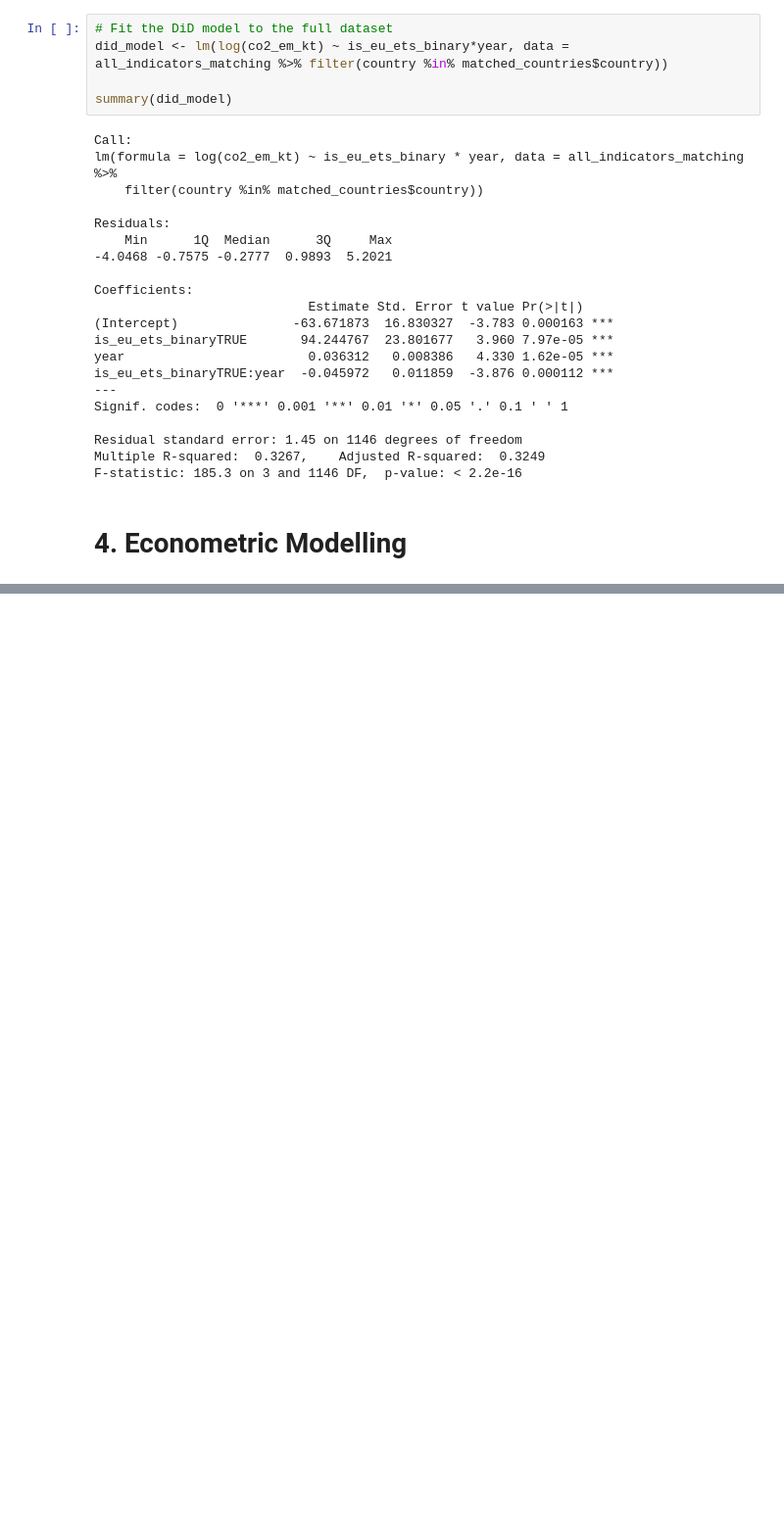
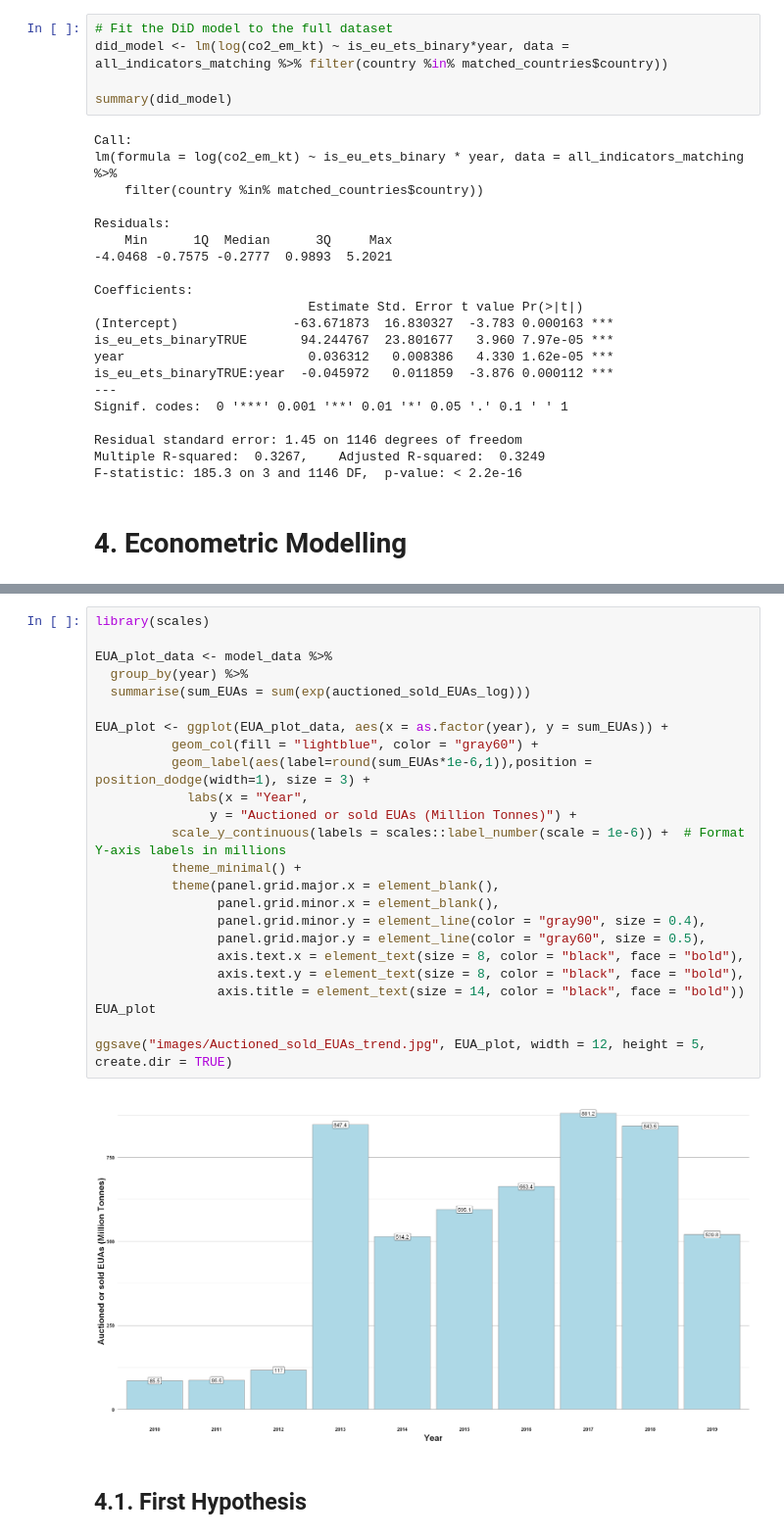
Before and after one commit to huseyinpolat-ds/UW_WNE_DSBA_Master_Thesis_437969, a Jupyter notebook: Thesis.ipynb, the cells around one changed output, grey strips where cells are left out. Shown at 98% size. Cells and saved outputs as stored; diff of their text form; blank space fills up the shorter version.

```diff
--- a/Thesis.ipynb
+++ b/Thesis.ipynb
@@ -2096,0 +1471,28 @@ Signif. codes:  0 '***' 0.001 '**' 0.01 '*' 0.05 '.' 0.1 ' ' 1
+# %%
+library(scales)
+
+EUA_plot_data <- model_data %>%
+  group_by(year) %>%
+  summarise(sum_EUAs = sum(exp(auctioned_sold_EUAs_log)))
+
+EUA_plot <- ggplot(EUA_plot_data, aes(x = as.factor(year), y = sum_EUAs)) +
+          geom_col(fill = "lightblue", color = "gray60") +
+          geom_label(aes(label=round(sum_EUAs*1e-6,1)),position = position_dodge(width=1), size = 3) +
+            labs(x = "Year",
+               y = "Auctioned or sold EUAs (Million Tonnes)") +
+          scale_y_continuous(labels = scales::label_number(scale = 1e-6)) +  # Format Y-axis labels in millions
+          theme_minimal() +
+          theme(panel.grid.major.x = element_blank(),
+                panel.grid.minor.x = element_blank(),
+                panel.grid.minor.y = element_line(color = "gray90", size = 0.4),
+                panel.grid.major.y = element_line(color = "gray60", size = 0.5),
+                axis.text.x = element_text(size = 8, color = "black", face = "bold"),
+                axis.text.y = element_text(size = 8, color = "black", face = "bold"),
+                axis.title = element_text(size = 14, color = "black", face = "bold"))
+EUA_plot
+
+ggsave("images/Auctioned_sold_EUAs_trend.jpg", EUA_plot, width = 12, height = 5, create.dir = TRUE)
+# %% [output]
+[figure, added]
+# %% [markdown]
+## 4.1. First Hypothesis
```
Also changed, not shown: parts of 57 cells of this notebook.
